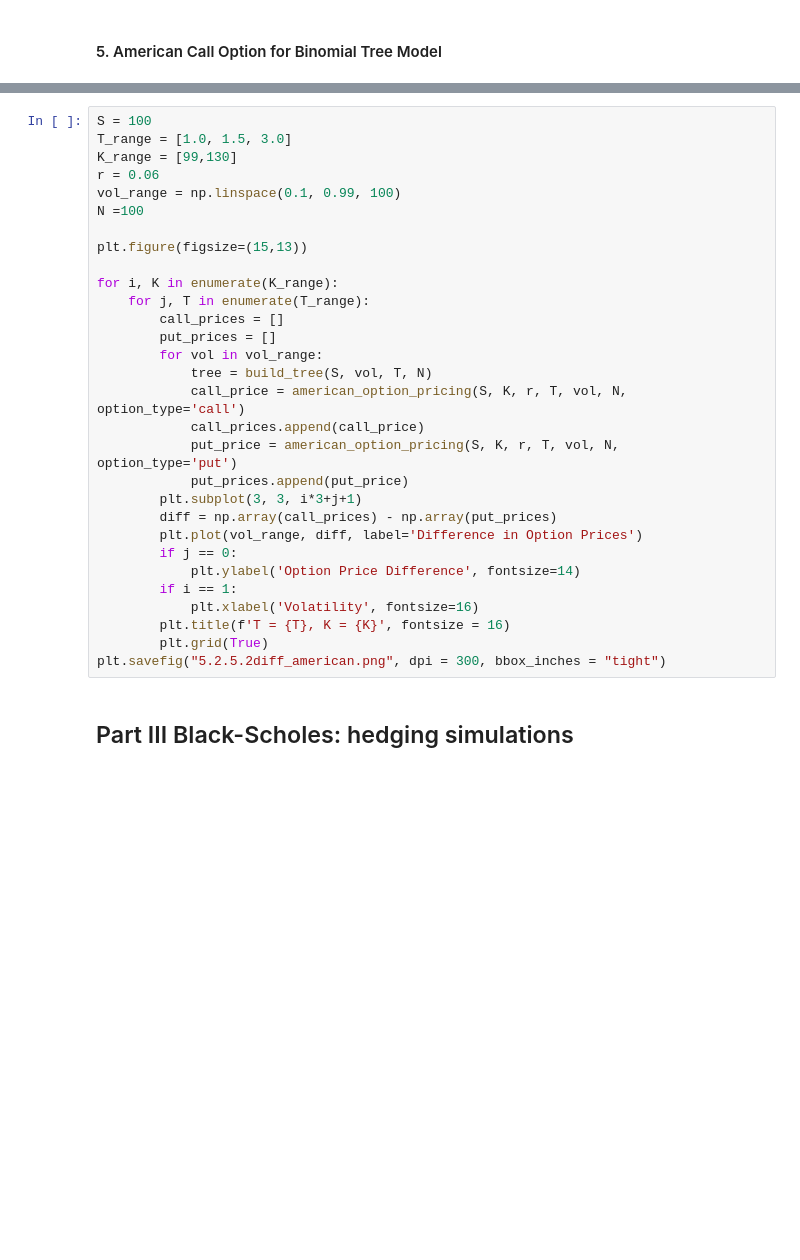
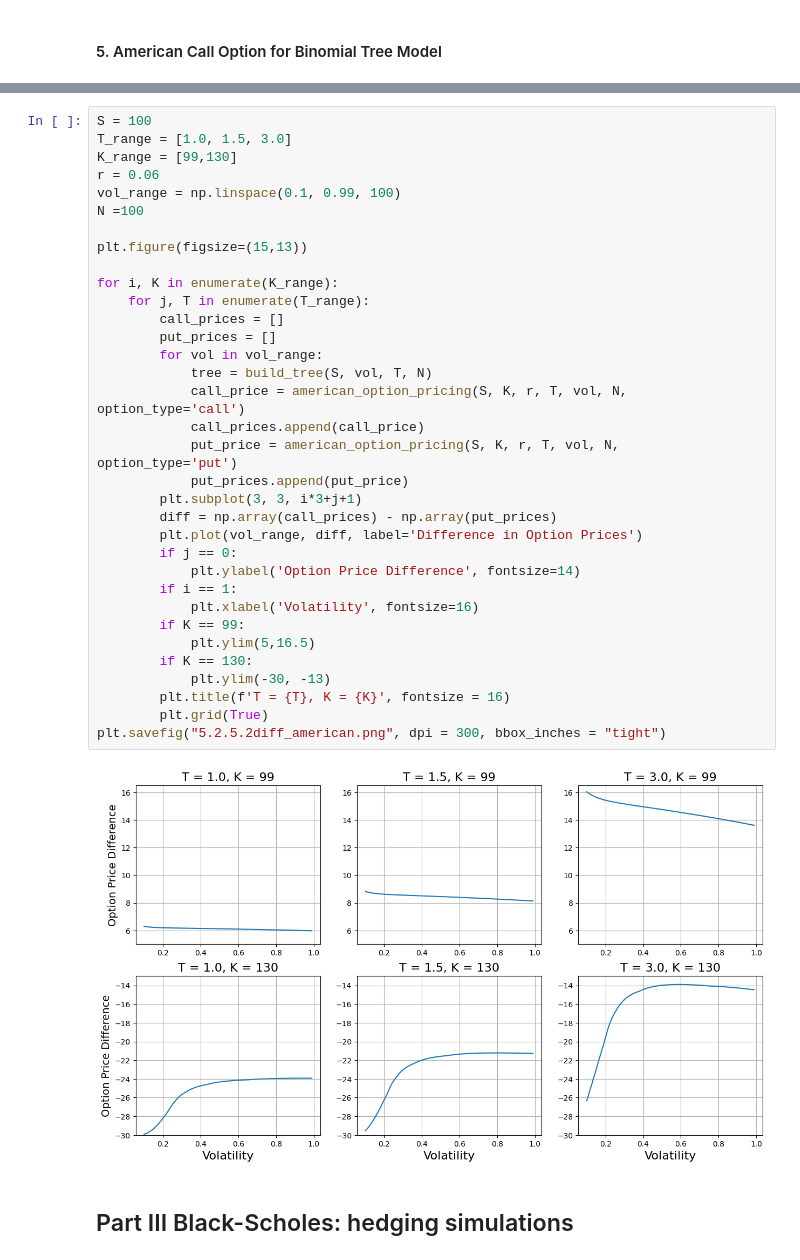
Before and after one commit to Ly-MX15/Computational-Finance-AS1, a Jupyter notebook: CF_1.ipynb, the cells around one changed output, grey strips where cells are left out. Cells and saved outputs as stored; diff of their text form; blank space fills up the shorter version.

```diff
--- a/CF_1.ipynb
+++ b/CF_1.ipynb
@@ -707,33 +754,39 @@ plt.savefig("5.2.5american.png", dpi = 300, bbox_inches = "tight")
 # %%
 S = 100
 T_range = [1.0, 1.5, 3.0]
 K_range = [99,130]
 r = 0.06
 vol_range = np.linspace(0.1, 0.99, 100)
 N =100
 
 plt.figure(figsize=(15,13))
 
 for i, K in enumerate(K_range):
     for j, T in enumerate(T_range):
         call_prices = []
         put_prices = []
         for vol in vol_range:
             tree = build_tree(S, vol, T, N)
             call_price = american_option_pricing(S, K, r, T, vol, N, option_type='call')
             call_prices.append(call_price)
             put_price = american_option_pricing(S, K, r, T, vol, N, option_type='put')
             put_prices.append(put_price)
         plt.subplot(3, 3, i*3+j+1)
         diff = np.array(call_prices) - np.array(put_prices)
         plt.plot(vol_range, diff, label='Difference in Option Prices')
         if j == 0:
             plt.ylabel('Option Price Difference', fontsize=14)
         if i == 1:
             plt.xlabel('Volatility', fontsize=16)
+        if K == 99:
+            plt.ylim(5,16.5)
+        if K == 130:
+            plt.ylim(-30, -13)
         plt.title(f'T = {T}, K = {K}', fontsize = 16)
         plt.grid(True)
 plt.savefig("5.2.5.2diff_american.png", dpi = 300, bbox_inches = "tight")
+# %% [output]
+[figure, added]
 # %% [markdown]
 ## Part III Black-Scholes: hedging simulations
 # %% [markdown]
```
Also changed, not shown: parts of 18 cells of this notebook, 2 other files.
